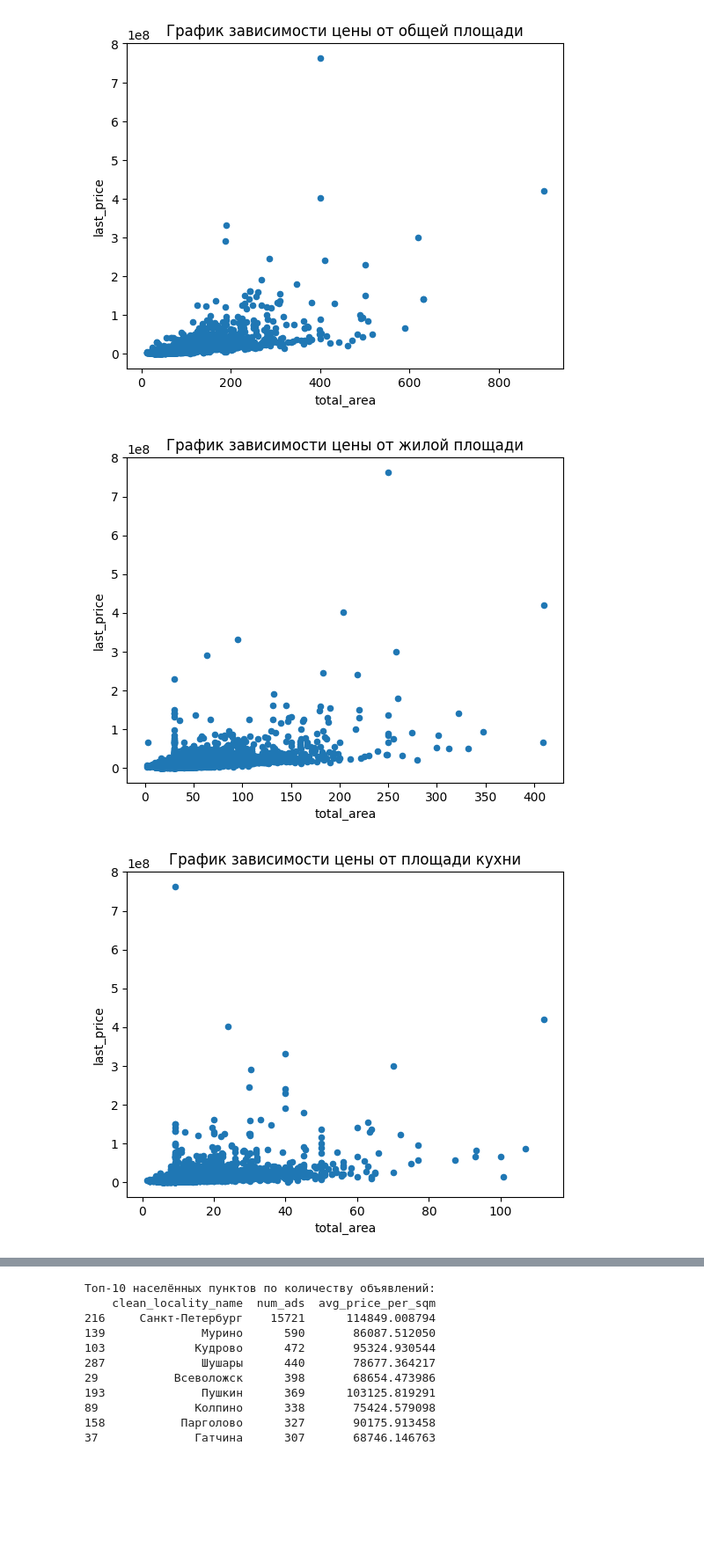
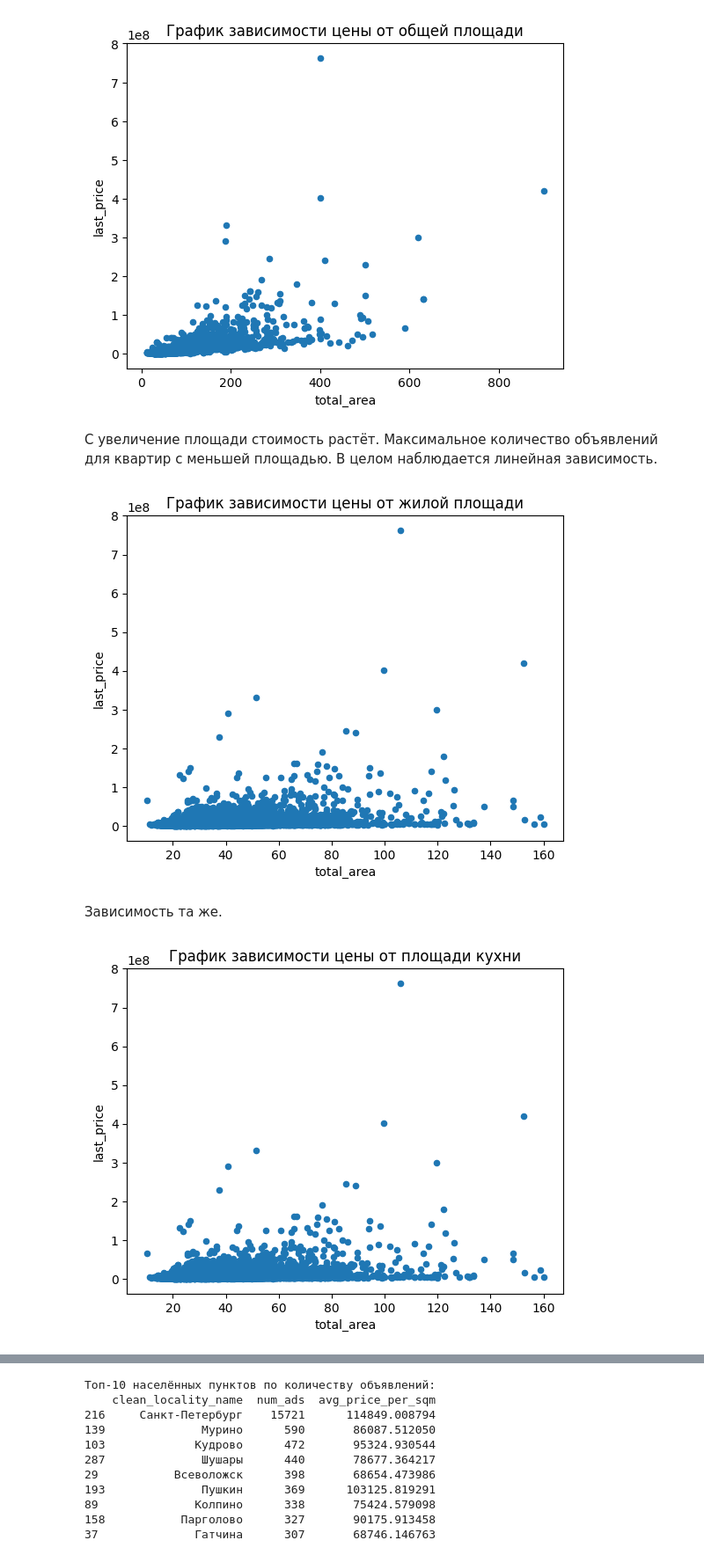
Before and after one commit to eugenii/data_sciencse, a Jupyter notebook: sp5.ipynb, the cells around one changed output, grey strips where cells are left out. Shown at 88% size. Cells and saved outputs as stored; diff of their text form; code cells hidden in the pictures; blank space fills up the shorter version.

```diff
--- a/sp4.ipynb
+++ b/sp5.ipynb
@@ -221,17 +244,25 @@ plt.ylabel('last_price')
 plt.show()
 # %% [output]
 [figure]
+# %% [markdown]
+С увеличение площади стоимость растёт. Максимальное количество объявлений для квартир с меньшей площадью. В целом наблюдается линейная зависимость.
 # %%
-data.plot(x='living_area', y='last_price', kind='scatter', title='График зависимости цены от жилой площади')
+# Для сглаживания применён метод скользящего среднего.
+data['smoothed_living_area'] = data['living_area'].rolling(window=3, min_periods=1).mean()
+data.plot(x='smoothed_living_area', y='last_price', kind='scatter', title='График зависимости цены от жилой площади')
 plt.xlabel('total_area')
 plt.ylabel('last_price')
 plt.show()
 # %% [output]
-[figure, old version]
+[figure, new version]
+# %% [markdown]
+Зависимость та же.
 # %%
-data.plot(x='kitchen_area', y='last_price', kind='scatter', title='График зависимости цены от площади кухни')
+# Для сглаживания применён метод скользящего среднего.
+data['smoothed_kitchen_area'] = data['living_area'].rolling(window=3, min_periods=1).mean()
+data.plot(x='smoothed_kitchen_area', y='last_price', kind='scatter', title='График зависимости цены от площади кухни')
 plt.xlabel('total_area')
 plt.ylabel('last_price')
 plt.show()
 # %% [output]
-[figure, old version]
+[figure, new version]
```
Also changed, not shown: parts of 27 cells of this notebook.
